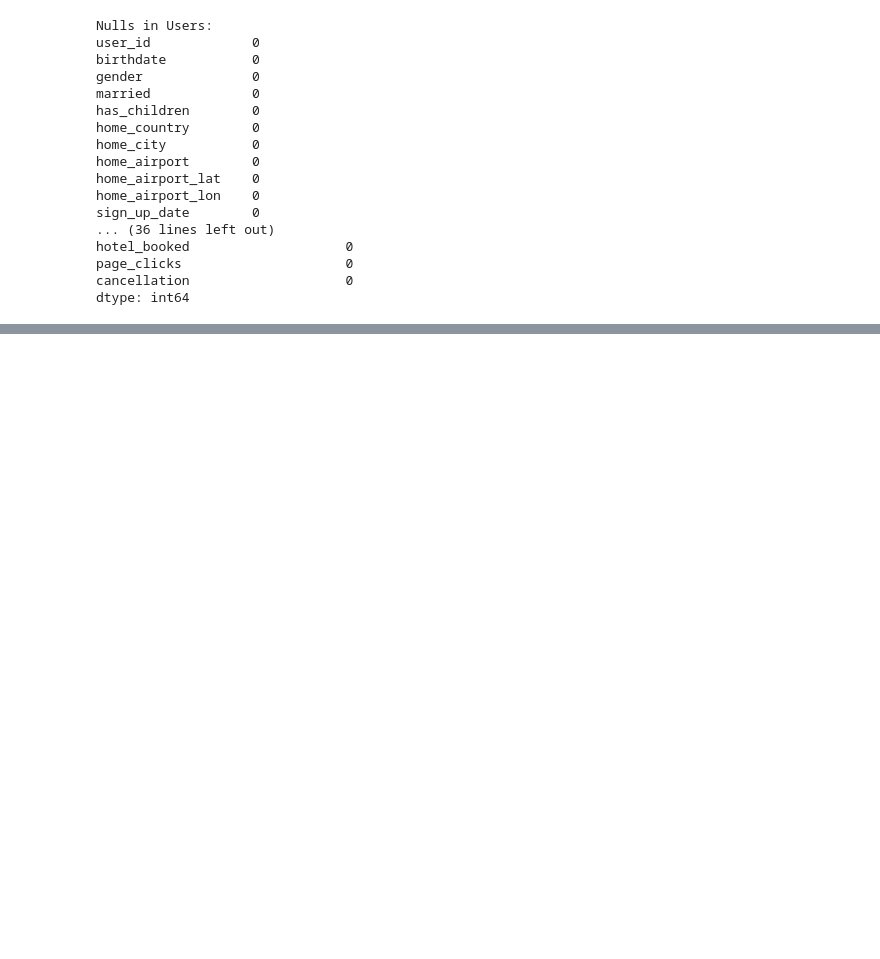
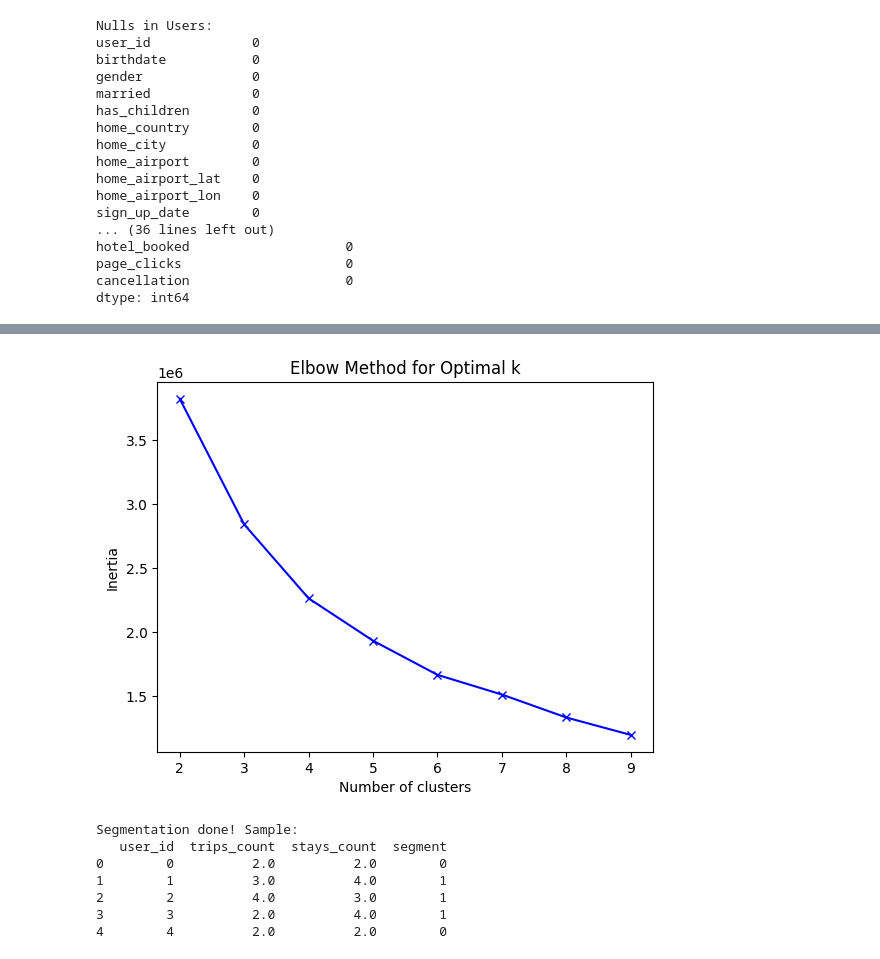
Before and after one commit to BaharehNadri/TravelTride-bi-Project, a Jupyter notebook: Kopie_von_Kopie_von_Untitled0.ipynb, the cells around one changed output, grey strips where cells are left out. Cells and saved outputs as stored; diff of their text form; code cells hidden in the pictures; blank space fills up the shorter version.

Commit message:
Mit Colab erstellt

```diff
--- a/Kopie_von_Kopie_von_Untitled0.ipynb
+++ b/Kopie_von_Kopie_von_Untitled0.ipynb
@@ -344,0 +391,5 @@ from sqlalchemy import create_engine
+# %%
+from google.colab import files
+
+for f in ["users_clean.csv", "flights_clean.csv", "hotels_clean.csv", "sessions_clean.csv"]:
+    files.download(f)
@@ -344,0 +652,52 @@ from sqlalchemy import create_engine
+# %%
+# ===== STEP 4: User Segmentation =====
+
+from sklearn.preprocessing import StandardScaler
+from sklearn.cluster import KMeans
+import matplotlib.pyplot as plt
+
+# === Select numeric features that we already created in Step 3 ===
+X = user_features[[
+    "trips_count",
+    "avg_trip_days",
+    "stays_count",
+    "avg_stay_days",
+    "avg_session_minutes"
+]].fillna(0)
+
+# === Scale features (important for KMeans) ===
+scaler = StandardScaler()
+X_scaled = scaler.fit_transform(X)
+
+# === Elbow method to find optimal k ===
+inertia = []
+K = range(2, 10)  # test cluster counts from 2 to 9
+for k in K:
+    km = KMeans(n_clusters=k, random_state=42, n_init=10)
+    km.fit(X_scaled)
+    inertia.append(km.inertia_)
+
+plt.plot(K, inertia, 'bx-')
+plt.xlabel("Number of clusters")
+plt.ylabel("Inertia")
+plt.title("Elbow Method for Optimal k")
+plt.show()
+
+# === Choose k (example: 4 clusters) and fit KMeans ===
+kmeans = KMeans(n_clusters=4, random_state=42, n_init=10)
+user_features["segment"] = kmeans.fit_predict(X_scaled)
+
+# === Save segmented users ===
+user_features.to_csv("user_segments.csv", index=False)
+
+print("Segmentation done! Sample:")
+print(user_features[["user_id", "trips_count", "stays_count", "segment"]].head())
+# %% [output]
+[figure, added]
+Segmentation done! Sample:
+   user_id  trips_count  stays_count  segment
+0        0          2.0          2.0        0
+1        1          3.0          4.0        1
+2        2          4.0          3.0        1
+3        3          2.0          4.0        1
+4        4          2.0          2.0        0
```
Also changed, not shown: parts of 21 cells of this notebook.
